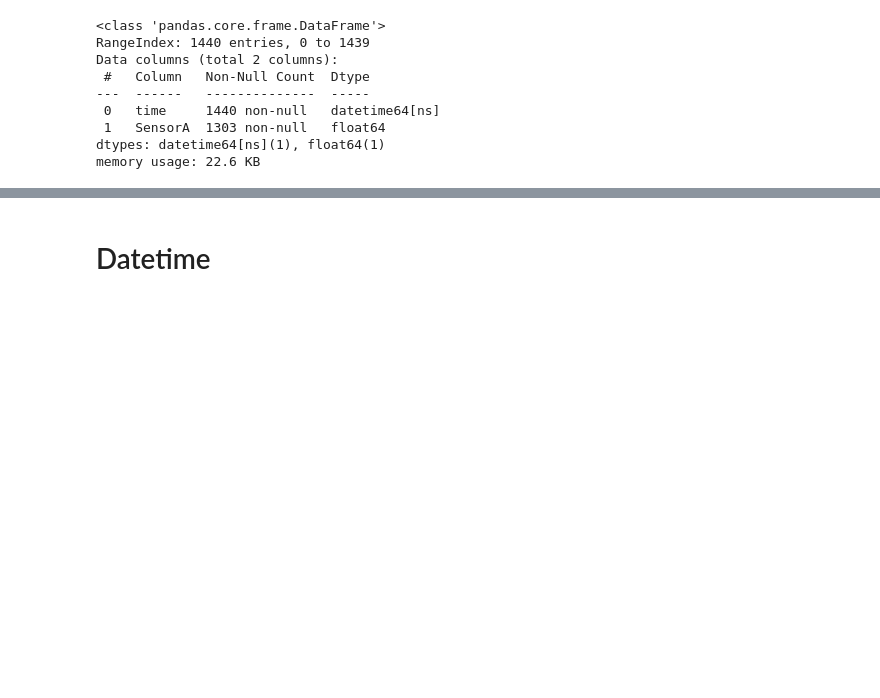
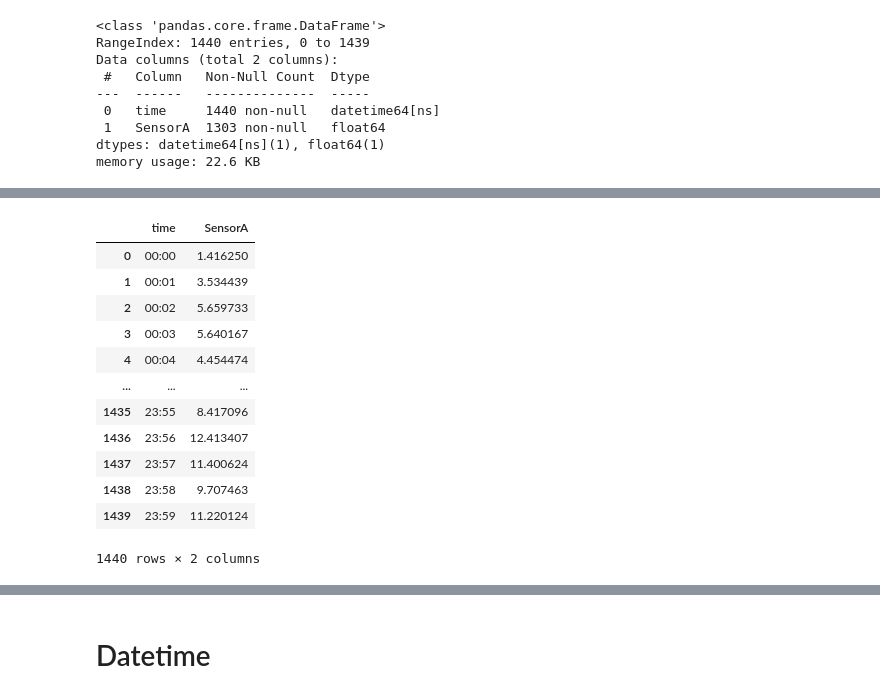
Before and after one commit to bibi643/Time_series_Project1, a Jupyter notebook: sensor_data.ipynb, the cells around one changed output, grey strips where cells are left out. Saved outputs shown, nothing was run; the diff lists cells and outputs as text; code cells hidden in the pictures; blank space fills up the shorter version.

```diff
--- a/sensor_data.ipynb
+++ b/sensor_data.ipynb
@@ -107 +107,18 @@ sensorA
 1440 rows × 2 columns
+# %%
+sensorA['time']=sensorA['time'].dt.strftime('%H:%M')
+sensorA
+# %% [output]
+|  | time | SensorA |
+| 0 | 00:00 | 1.416250 |
+| 1 | 00:01 | 3.534439 |
+| 2 | 00:02 | 5.659733 |
+| 3 | 00:03 | 5.640167 |
+| 4 | 00:04 | 4.454474 |
+| ... | ... | ... |
+| 1435 | 23:55 | 8.417096 |
+| 1436 | 23:56 | 12.413407 |
+| 1437 | 23:57 | 11.400624 |
+| 1438 | 23:58 | 9.707463 |
+| 1439 | 23:59 | 11.220124 |
+1440 rows × 2 columns
```
Also changed, not shown: parts of 18 cells of this notebook.
